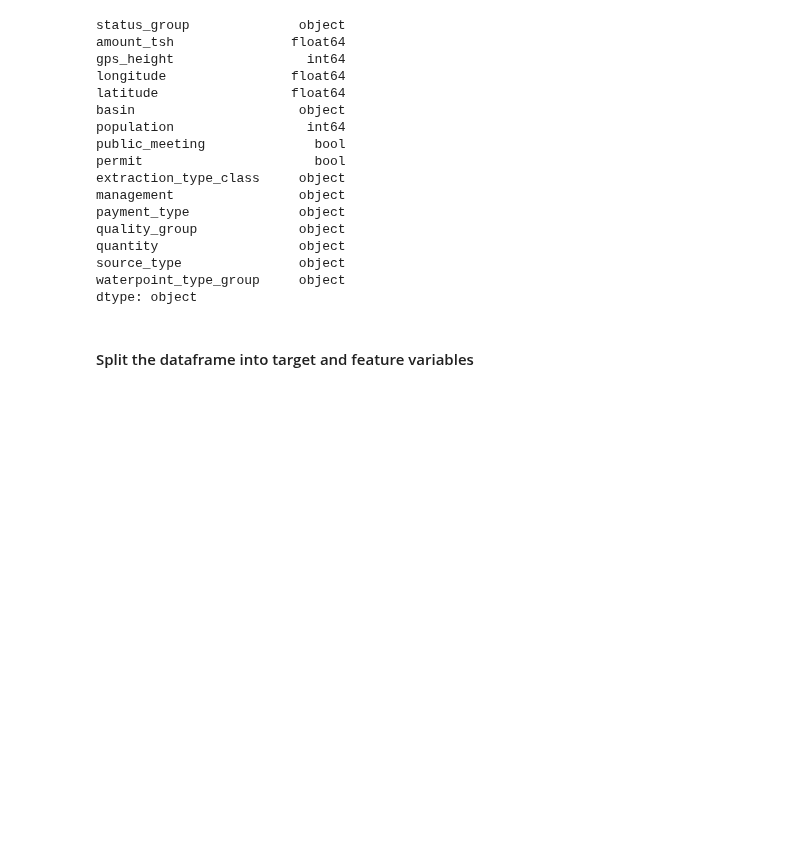
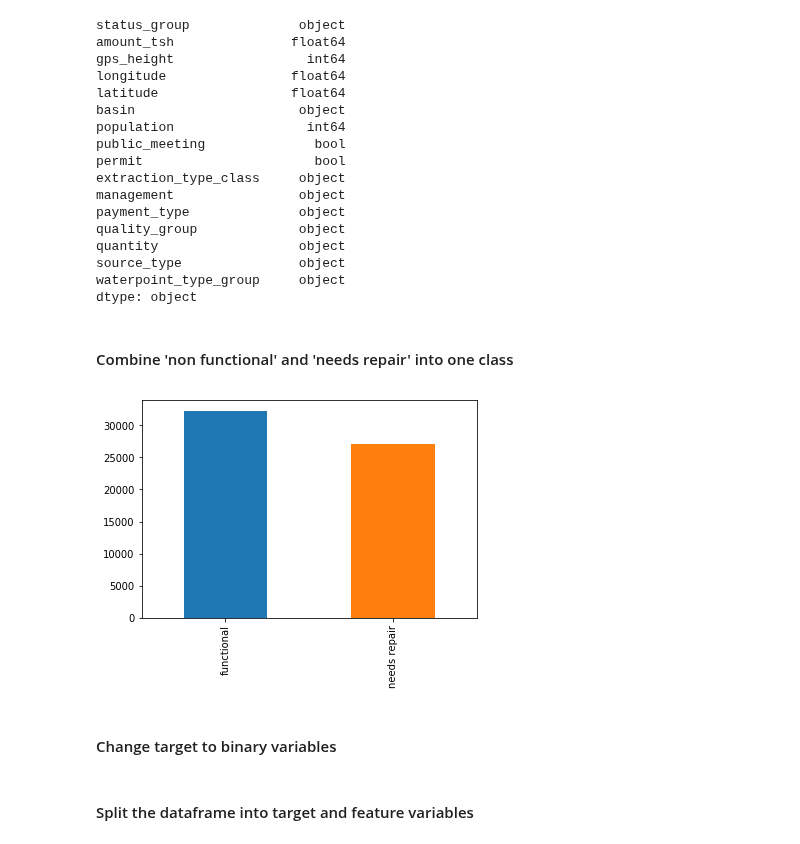
Before and after one commit to MagicMilly/dsc-3-final-project-online-ds-ft-100118, a Jupyter notebook: student.ipynb, the cells around one changed output. Saved outputs shown, nothing was run; the diff lists cells and outputs as text; code cells hidden in the pictures; blank space fills up the shorter version.

Commit message:
changed target to binary variable

```diff
--- a/student.ipynb
+++ b/student.ipynb
@@ -1186,3 +1186,5 @@ quantity                  object
 source_type               object
 waterpoint_type_group     object
 dtype: object
+# %% [markdown]
+#### Combine 'non functional' and 'needs repair' into one class
@@ -1188,0 +1193,6 @@ dtype: object
+# %%
+df.status_group.value_counts().plot(kind='bar');
+# %% [output]
+[figure, added]
+# %% [markdown]
+#### Change target to binary variables
```
Also changed, not shown: parts of 20 cells of this notebook.
